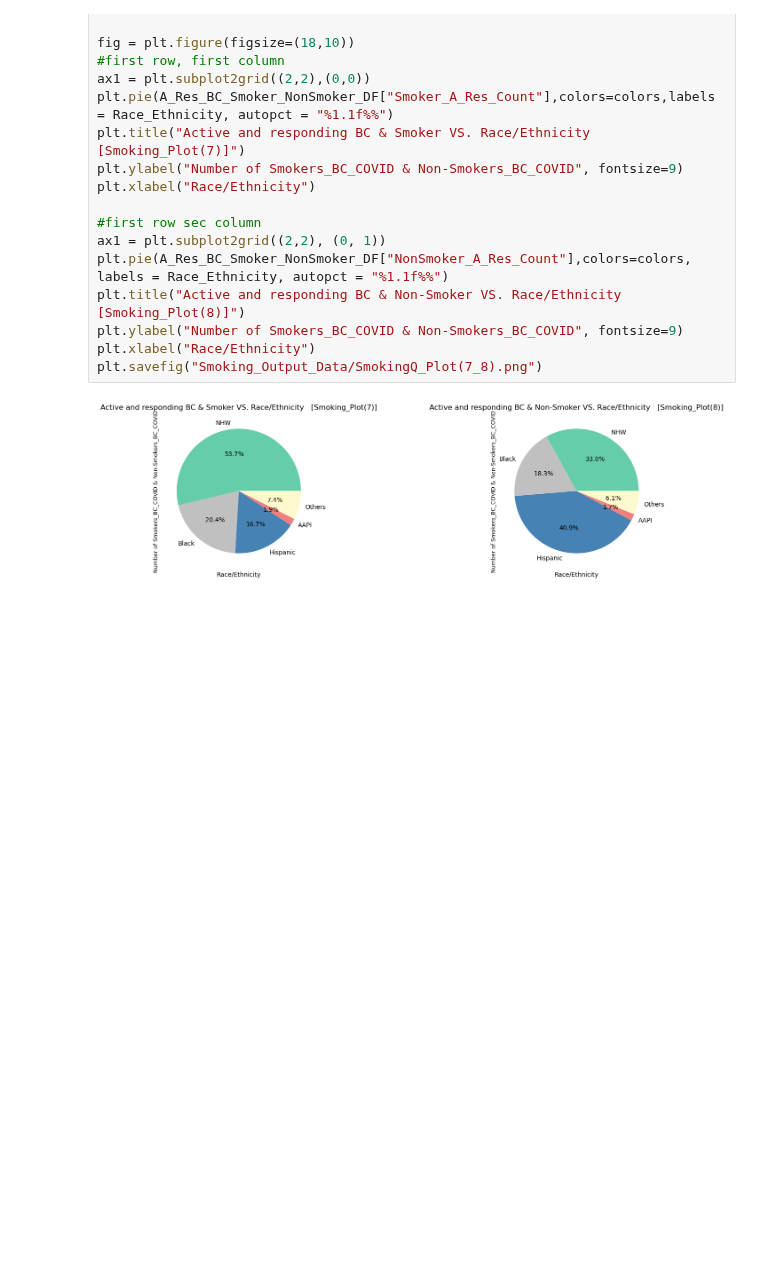
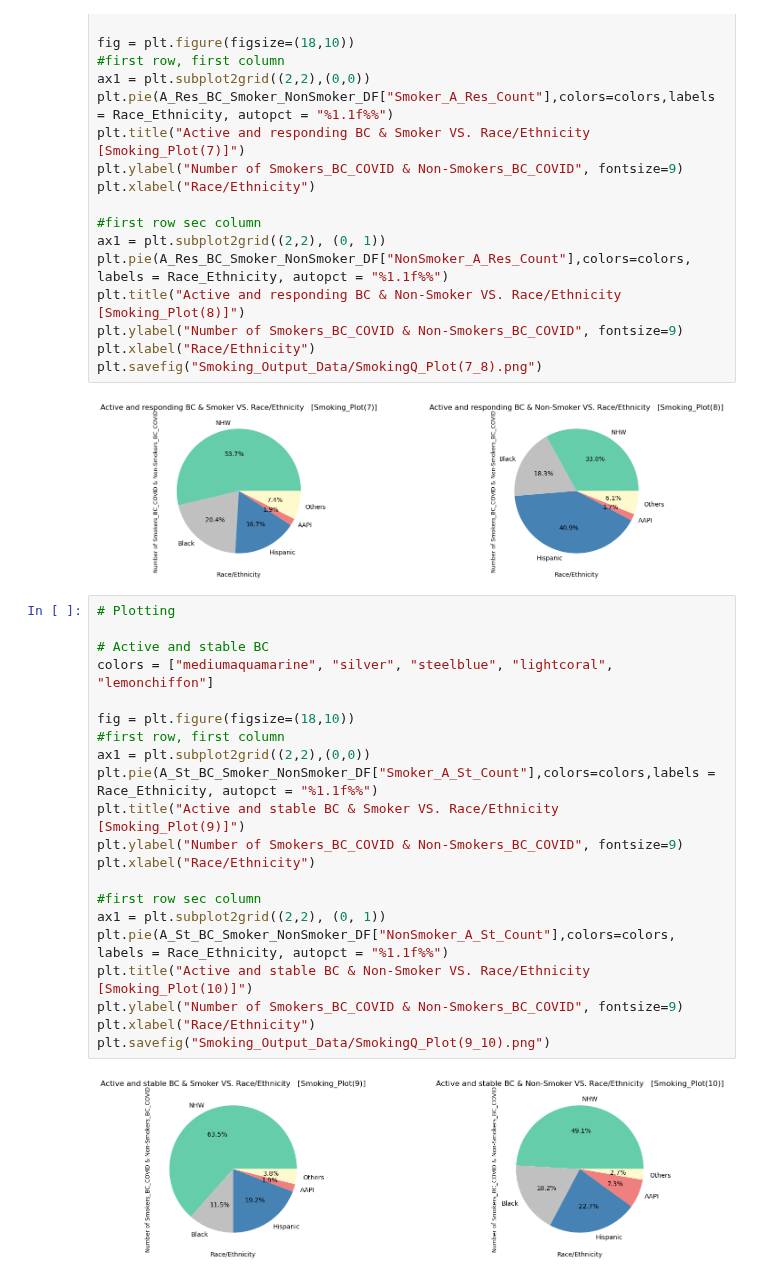
Before and after one commit to HSaleem352/Bootcamp-Project1, a Jupyter notebook: data_cleaning_MB.ipynb, the cells around one changed output. Saved outputs shown, nothing was run; the diff lists cells and outputs as text; blank space fills up the shorter version.

```diff
--- a/data_cleaning_MB.ipynb
+++ b/data_cleaning_MB.ipynb
@@ -1235,3 +1233,26 @@ plt.xlabel("Race/Ethnicity")
 plt.savefig("Smoking_Output_Data/SmokingQ_Plot(7_8).png")
 # %% [output]
 [figure]
+# %%
+# Plotting
+
+# Active and stable BC
+colors = ["mediumaquamarine", "silver", "steelblue", "lightcoral", "lemonchiffon"]
+
+fig = plt.figure(figsize=(18,10))
+#first row, first column
+ax1 = plt.subplot2grid((2,2),(0,0))
+plt.pie(A_St_BC_Smoker_NonSmoker_DF["Smoker_A_St_Count"],colors=colors,labels = Race_Ethnicity, autopct = "%1.1f%%")
+plt.title("Active and stable BC & Smoker VS. Race/Ethnicity   [Smoking_Plot(9)]")
+plt.ylabel("Number of Smokers_BC_COVID & Non-Smokers_BC_COVID", fontsize=9)
+plt.xlabel("Race/Ethnicity")
+
+#first row sec column
+ax1 = plt.subplot2grid((2,2), (0, 1))
+plt.pie(A_St_BC_Smoker_NonSmoker_DF["NonSmoker_A_St_Count"],colors=colors, labels = Race_Ethnicity, autopct = "%1.1f%%")
+plt.title("Active and stable BC & Non-Smoker VS. Race/Ethnicity   [Smoking_Plot(10)]")
+plt.ylabel("Number of Smokers_BC_COVID & Non-Smokers_BC_COVID", fontsize=9)
+plt.xlabel("Race/Ethnicity")
+plt.savefig("Smoking_Output_Data/SmokingQ_Plot(9_10).png")
+# %% [output]
+[figure, added]
```
Also changed, not shown: parts of 1 cell of this notebook, 2 other files.
